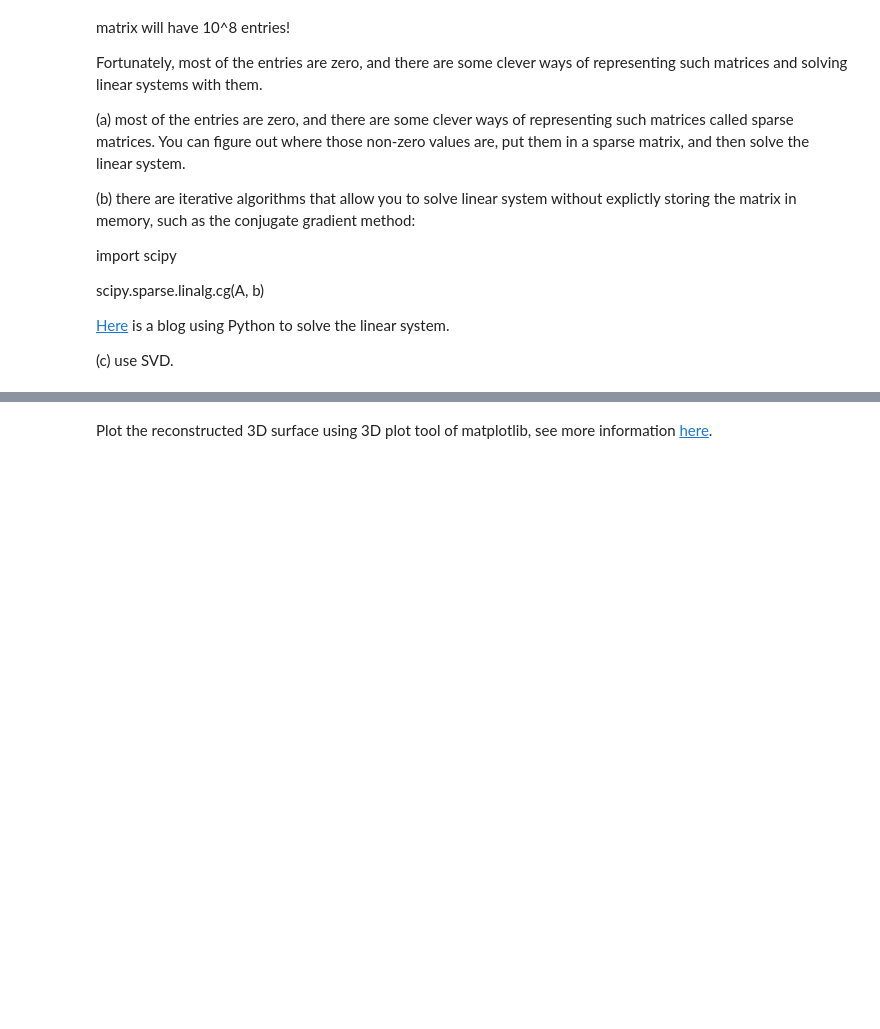
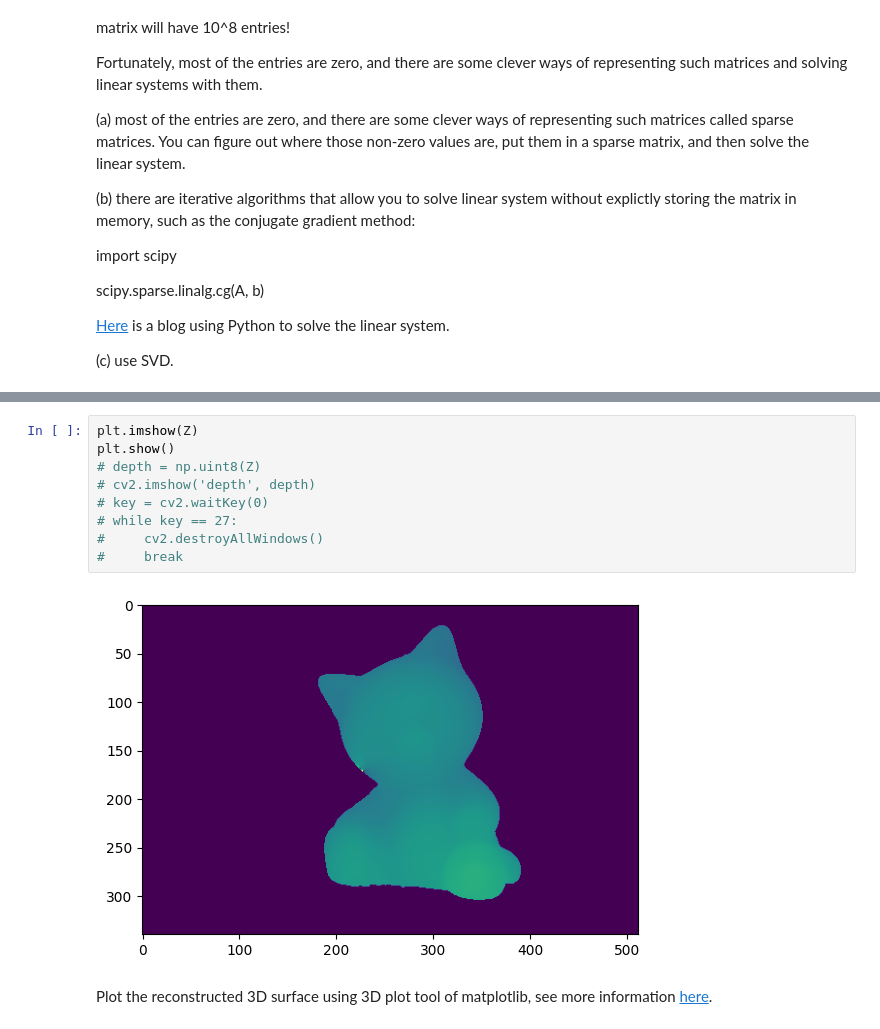
Before and after one commit to DIY-Z/CV-PG-HW-4, a Jupyter notebook: PhotometricStereo.ipynb, the cells around one changed output, grey strips where cells are left out. Saved outputs shown, nothing was run; the diff lists cells and outputs as text; blank space fills up the shorter version.

```diff
--- a/PhotometricStereo.ipynb
+++ b/PhotometricStereo.ipynb
@@ -330,3 +327,14 @@ ValueError: Inexact indices into sparse matrices are not allowed
+# %%
+plt.imshow(Z)
+plt.show()
+# depth = np.uint8(Z)
+# cv2.imshow('depth', depth)
+# key = cv2.waitKey(0)
+# while key == 27:
+#     cv2.destroyAllWindows()
+#     break
+# %% [output]
+[figure, added]
 # %% [markdown]
 Plot the reconstructed 3D surface using 3D plot tool of matplotlib, see more information [here](https://matplotlib.org/3.1.0/gallery/mplot3d/surface3d.html).
 # %%
```
Also changed, not shown: parts of 2 cells of this notebook.
